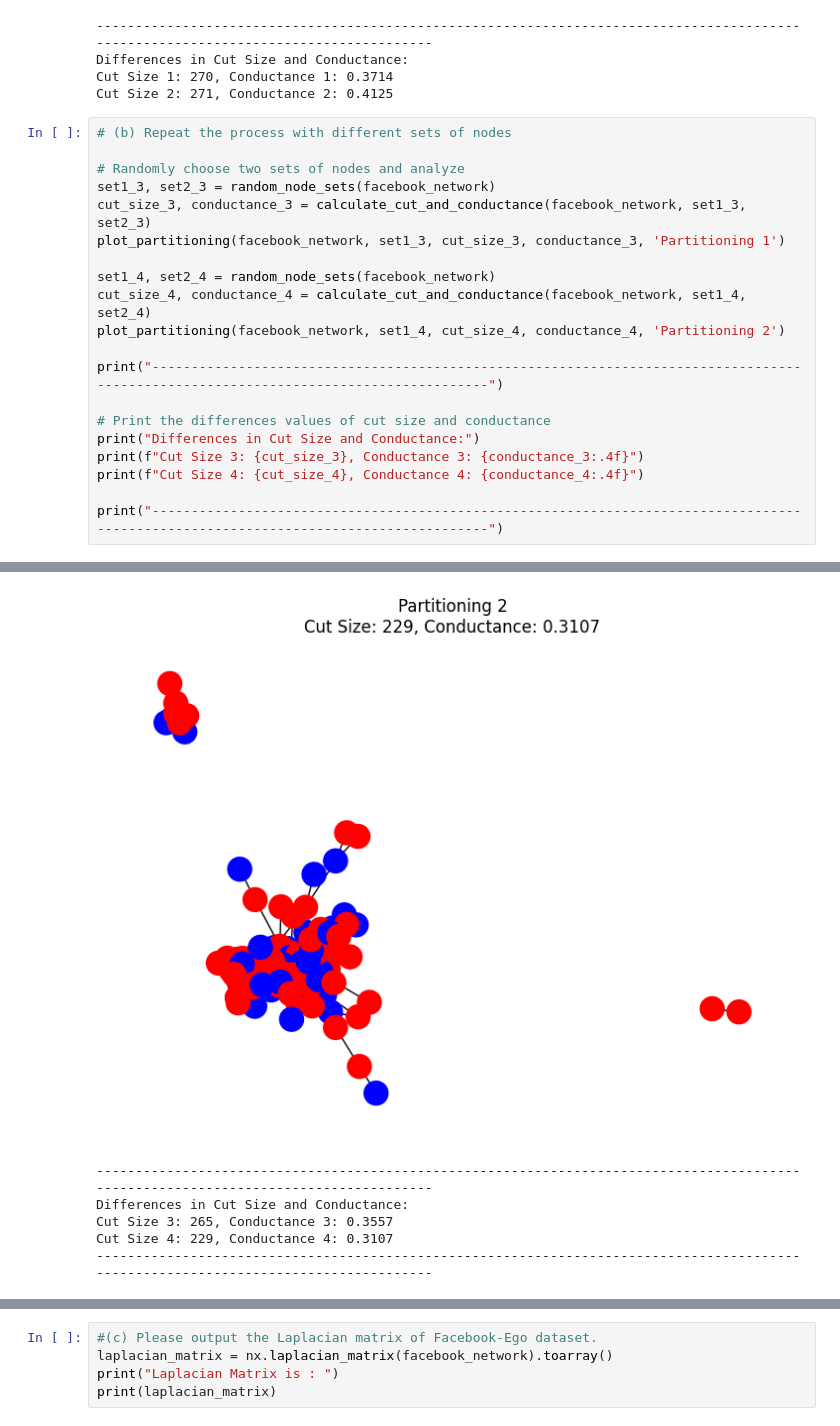
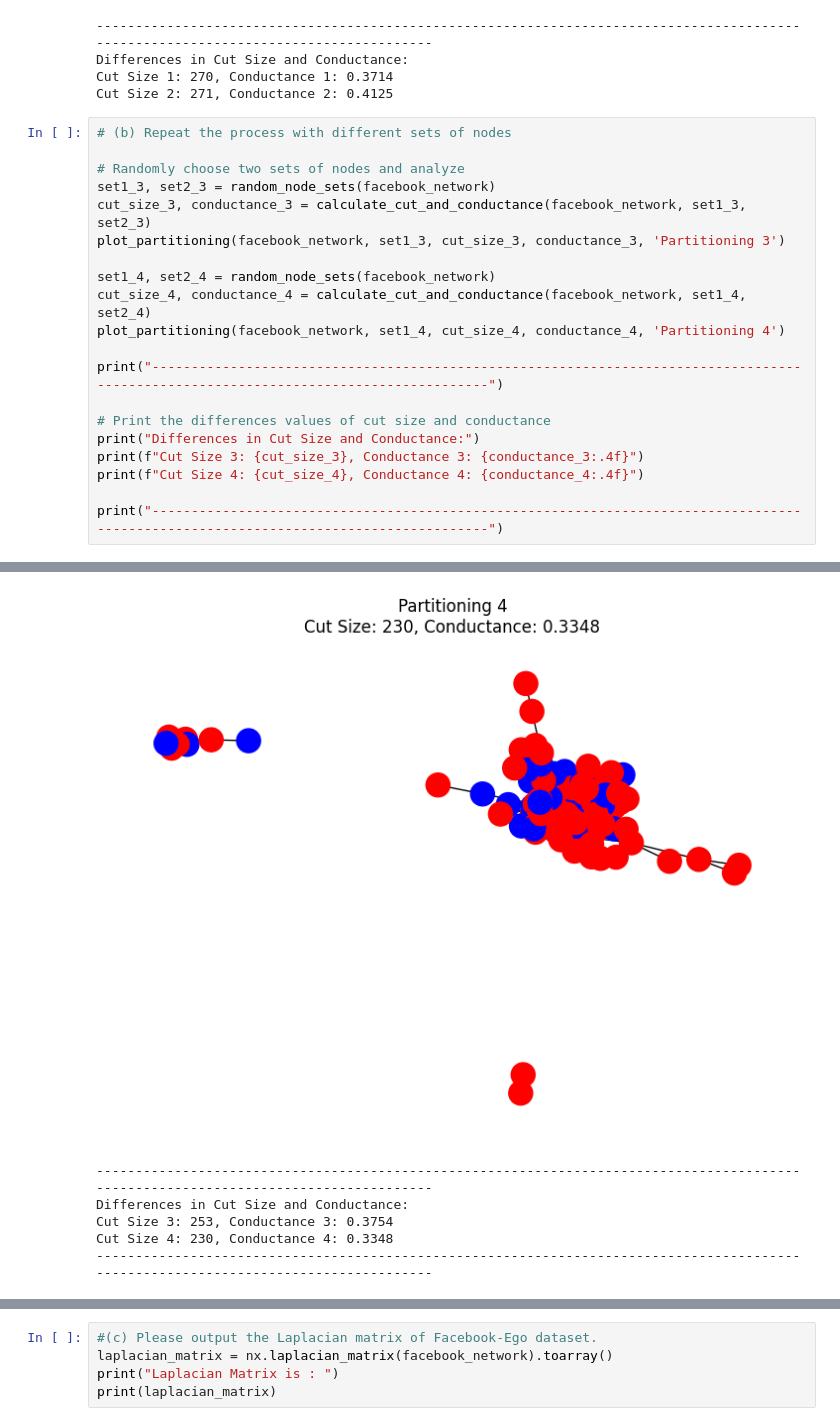
Before and after one commit to SedarKorka/Analysis-of-Complex-Networks, a Jupyter notebook: assignment6.ipynb, the cells around one changed output, grey strips where cells are left out. Saved outputs shown, nothing was run; the diff lists cells and outputs as text.

```diff
--- a/assignment6.ipynb
+++ b/assignment6.ipynb
@@ -83,11 +83,11 @@ Cut Size 2: 271, Conductance 2: 0.4125
 # Randomly choose two sets of nodes and analyze
 set1_3, set2_3 = random_node_sets(facebook_network)
 cut_size_3, conductance_3 = calculate_cut_and_conductance(facebook_network, set1_3, set2_3)
-plot_partitioning(facebook_network, set1_3, cut_size_3, conductance_3, 'Partitioning 1')
+plot_partitioning(facebook_network, set1_3, cut_size_3, conductance_3, 'Partitioning 3')
 
 set1_4, set2_4 = random_node_sets(facebook_network)
 cut_size_4, conductance_4 = calculate_cut_and_conductance(facebook_network, set1_4, set2_4)
-plot_partitioning(facebook_network, set1_4, cut_size_4, conductance_4, 'Partitioning 2')
+plot_partitioning(facebook_network, set1_4, cut_size_4, conductance_4, 'Partitioning 4')
 
 print("-------------------------------------------------------------------------------------------------------------------------------------")
 
@@ -102,8 +102,8 @@ print("-------------------------------------------------------------------------
-[figure, old version]
+[figure, new version]
 -------------------------------------------------------------------------------------------------------------------------------------
 Differences in Cut Size and Conductance:
-Cut Size 3: 265, Conductance 3: 0.3557
-Cut Size 4: 229, Conductance 4: 0.3107
+Cut Size 3: 253, Conductance 3: 0.3754
+Cut Size 4: 230, Conductance 4: 0.3348
 -------------------------------------------------------------------------------------------------------------------------------------
 # %%
 #(b) What differences have you observed? What cause the differences?
```
Also changed, not shown: parts of 2 cells of this notebook.
